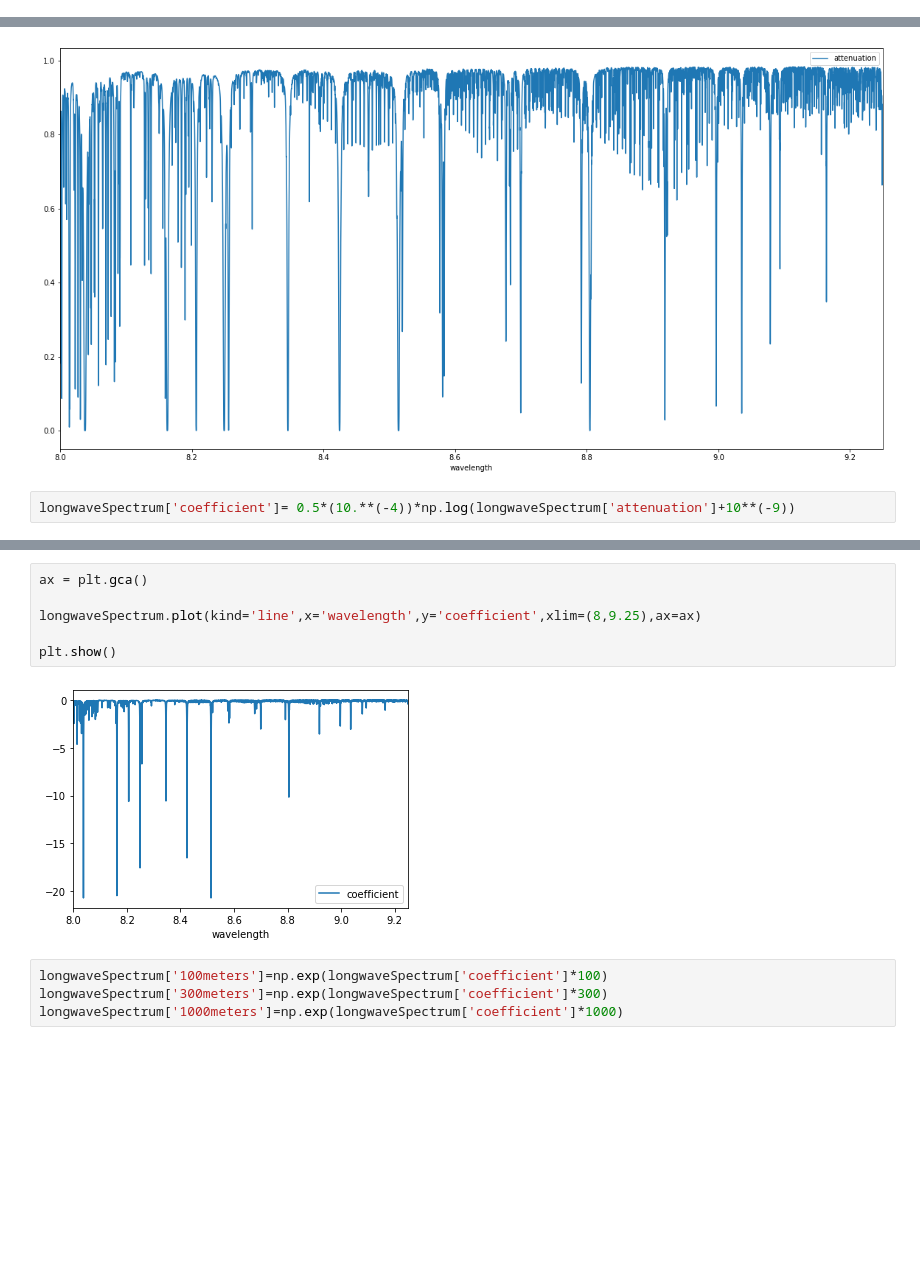
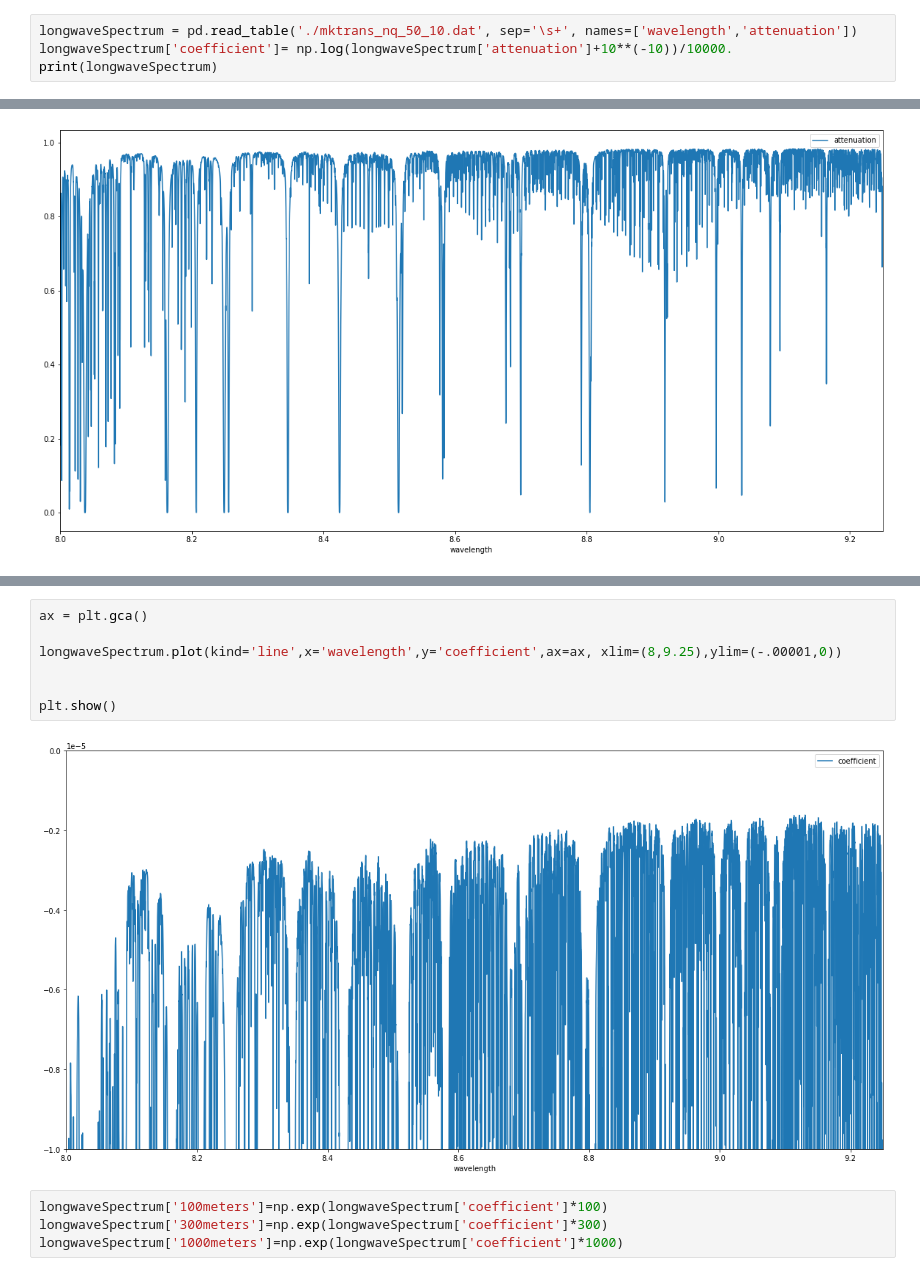
Before and after one commit to djbrady/invisibleHeadlights, a Jupyter notebook: DARPAInvisibleHeadlights.ipynb, the cells around one changed output, grey strips where cells are left out. Saved outputs shown, nothing was run; the diff lists cells and outputs as text; blank space fills up the shorter version.

```diff
--- a/DARPAInvisibleHeadlights.ipynb
+++ b/DARPAInvisibleHeadlights.ipynb
@@ -200,0 +210,4 @@ range estimation from a single wavelength requires substantial dynamic range. Ne
+# %%
+longwaveSpectrum = pd.read_table('./mktrans_nq_50_10.dat', sep='\s+', names=['wavelength','attenuation'])
+longwaveSpectrum['coefficient']= np.log(longwaveSpectrum['attenuation']+10**(-10))/10000.
+print(longwaveSpectrum)
@@ -206,5 +250,3 @@ longwaveSpectrum.plot(kind='line',x='wavelength',y='attenuation',xlim=(8,9.25),a
 plt.show()
 # %% [output]
 [figure]
-# %%
-longwaveSpectrum['coefficient']= 0.5*(10.**(-4))*np.log(longwaveSpectrum['attenuation']+10**(-9))
@@ -218,11 +269,12 @@ dtype: float64
 # %%
 ax = plt.gca()
 
-longwaveSpectrum.plot(kind='line',x='wavelength',y='coefficient',xlim=(8,9.25),ax=ax)
+longwaveSpectrum.plot(kind='line',x='wavelength',y='coefficient',ax=ax, xlim=(8,9.25),ylim=(-.00001,0))
+
 
 plt.show()
 # %% [output]
-[figure, old version]
+[figure, new version]
 # %%
 longwaveSpectrum['100meters']=np.exp(longwaveSpectrum['coefficient']*100)
 longwaveSpectrum['300meters']=np.exp(longwaveSpectrum['coefficient']*300)
```
Also changed, not shown: parts of 55 cells of this notebook.
